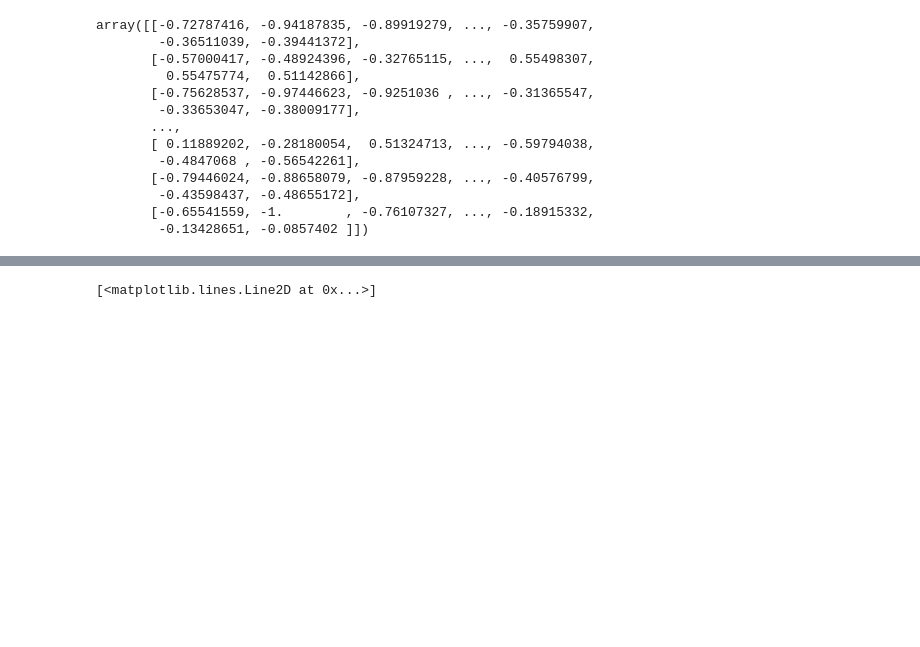
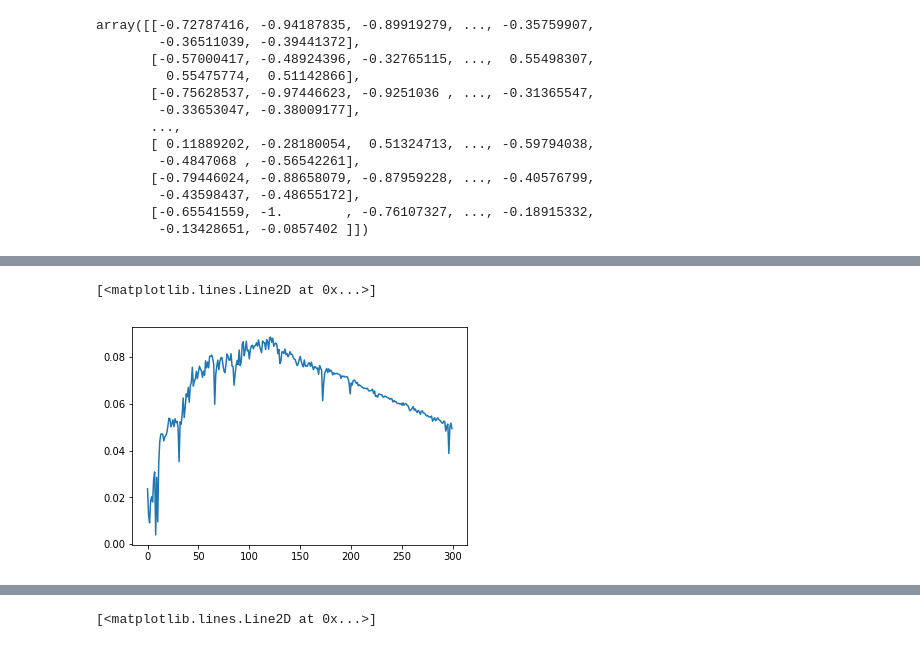
Before and after one commit to grewwc129/competition, a Jupyter notebook: Untitled.ipynb, the cells around one changed output, grey strips where cells are left out. Saved outputs shown, nothing was run; the diff lists cells and outputs as text; code cells hidden in the pictures; blank space fills up the shorter version.

```diff
--- a/Untitled.ipynb
+++ b/Untitled.ipynb
@@ -127,5 +150,10 @@ Epoch 5/20
 Epoch 6/20
 KeyboardInterrupt:
+# %%
+plt.plot(x[2])
+# %% [output]
+[<matplotlib.lines.Line2D at 0x...>]
+[figure, added]
 # %%
 x_plot = x.reshape(1000, 2600)
 # %%
```
Also changed, not shown: parts of 8 cells of this notebook, 5 other files.
